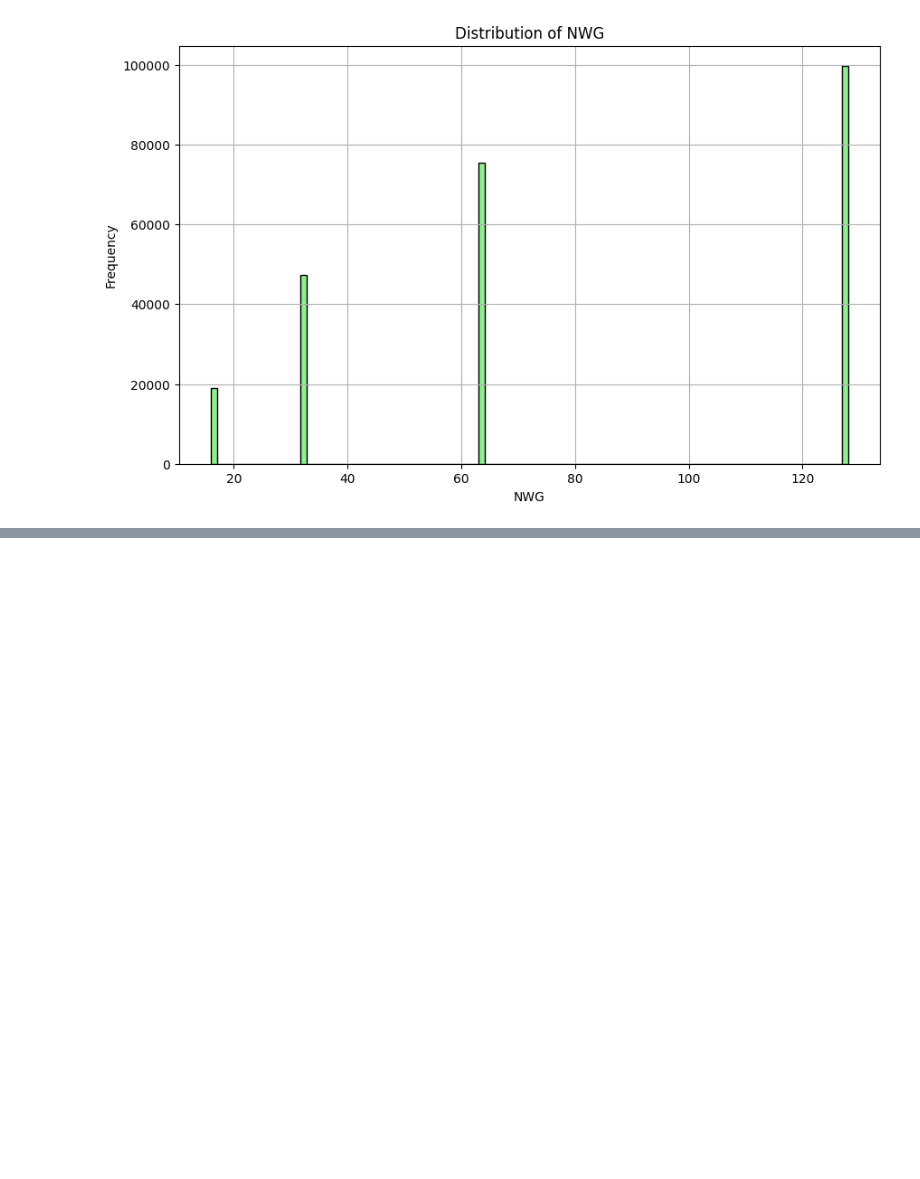
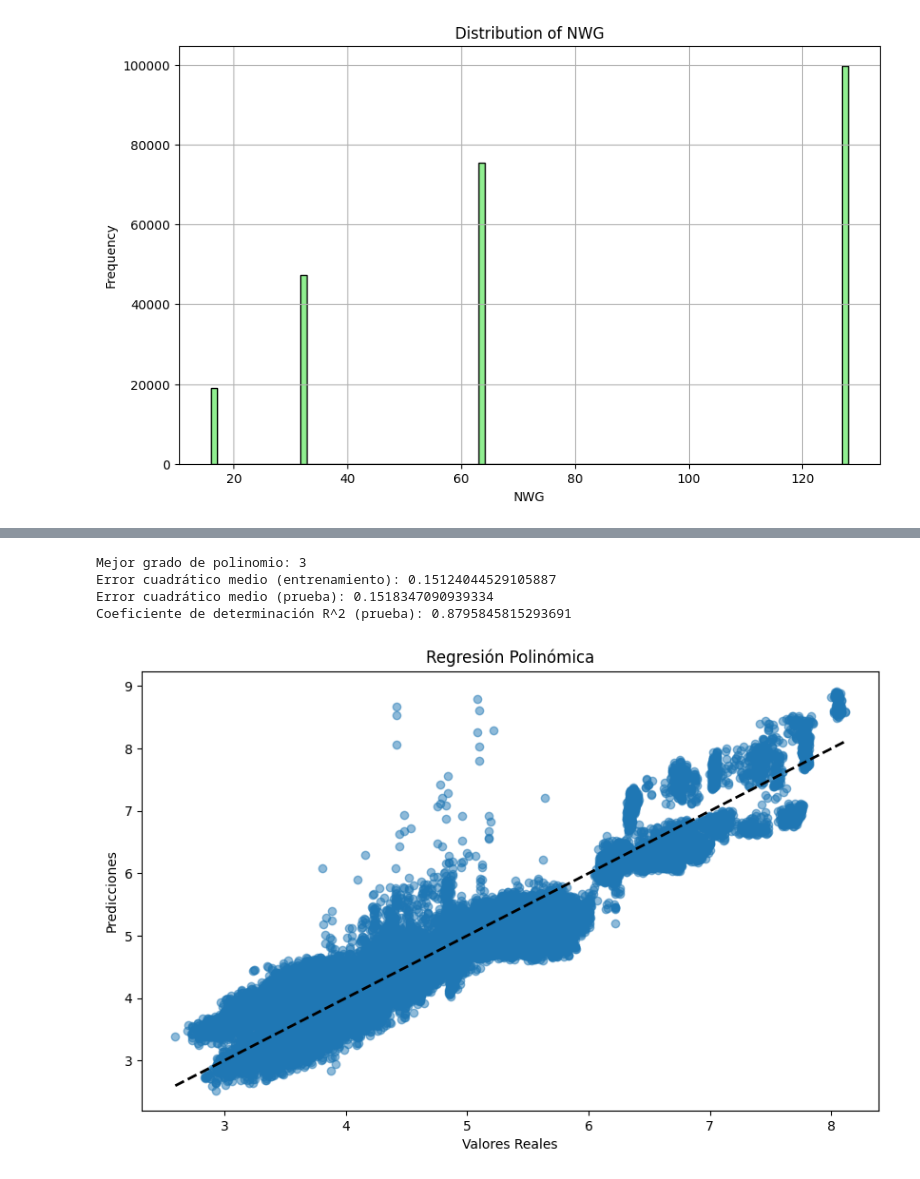
Before and after one commit to daneelsan/INF648-Project, a Jupyter notebook: notebooks/entregable-03-grupo-01.ipynb, the cells around one changed output, grey strips where cells are left out. Drawn from its saved outputs; the diff is of its cells as text; code cells hidden in the pictures; blank space fills up the shorter version.

Commit message:
* Procesamiento de datos * Pruebas básicas con modelos de regresión polinómica, regresión logística y random forest * Optimización de hiperparámetros usando GridSearch

```diff
--- a/notebooks/entregable-03-grupo-01.ipynb
+++ b/notebooks/entregable-03-grupo-01.ipynb
@@ -162,0 +223,16 @@ Name: count, dtype: int64
+# %%
+# Definir los grados a probar
+# (TODO: rename to xxxx_poly)
+pr_degrees = [1, 2, 3]
+pr_param_grid = {'poly__degree': pr_degrees}
+# %%
+# Crear un pipeline para la regresión polinómica
+pipeline = Pipeline([
+    ('poly', PolynomialFeatures()),
+    ('scaler', StandardScaler()),
+    ('regressor', LinearRegression())
+])
+# %%
+# Realizar la búsqueda de cuadrícula para encontrar el mejor grado de polinomio
+pr_grid_search = GridSearchCV(pipeline, pr_param_grid, cv=5, scoring='neg_mean_squared_error', verbose=3)
+pr_grid_search.fit(X_train, y_train)
@@ -162,0 +262,17 @@ Name: count, dtype: int64
+# %%
+y_pred_train_poly = pr_grid_search.predict(X_train)
+y_pred_test_poly = pr_grid_search.predict(X_test)
+# %%
+print("Mejor grado de polinomio:", pr_grid_search.best_params_['poly__degree'])
+print("Error cuadrático medio (entrenamiento):", mean_squared_error(y_train, y_pred_train_poly))
+print("Error cuadrático medio (prueba):", mean_squared_error(y_test, y_pred_test_poly))
+print("Coeficiente de determinación R^2 (prueba):", r2_score(y_test, y_pred_test_poly))
+# %% [output]
+Mejor grado de polinomio: 3
+Error cuadrático medio (entrenamiento): 0.15124044529105887
+Error cuadrático medio (prueba): 0.1518347090939334
+Coeficiente de determinación R^2 (prueba): 0.8795845815293691
+# %%
+plot_results(y_test, y_pred_test_poly, 'Regresión Polinómica')
+# %% [output]
+[figure, added]
```
Also changed, not shown: parts of 31 cells of this notebook.
